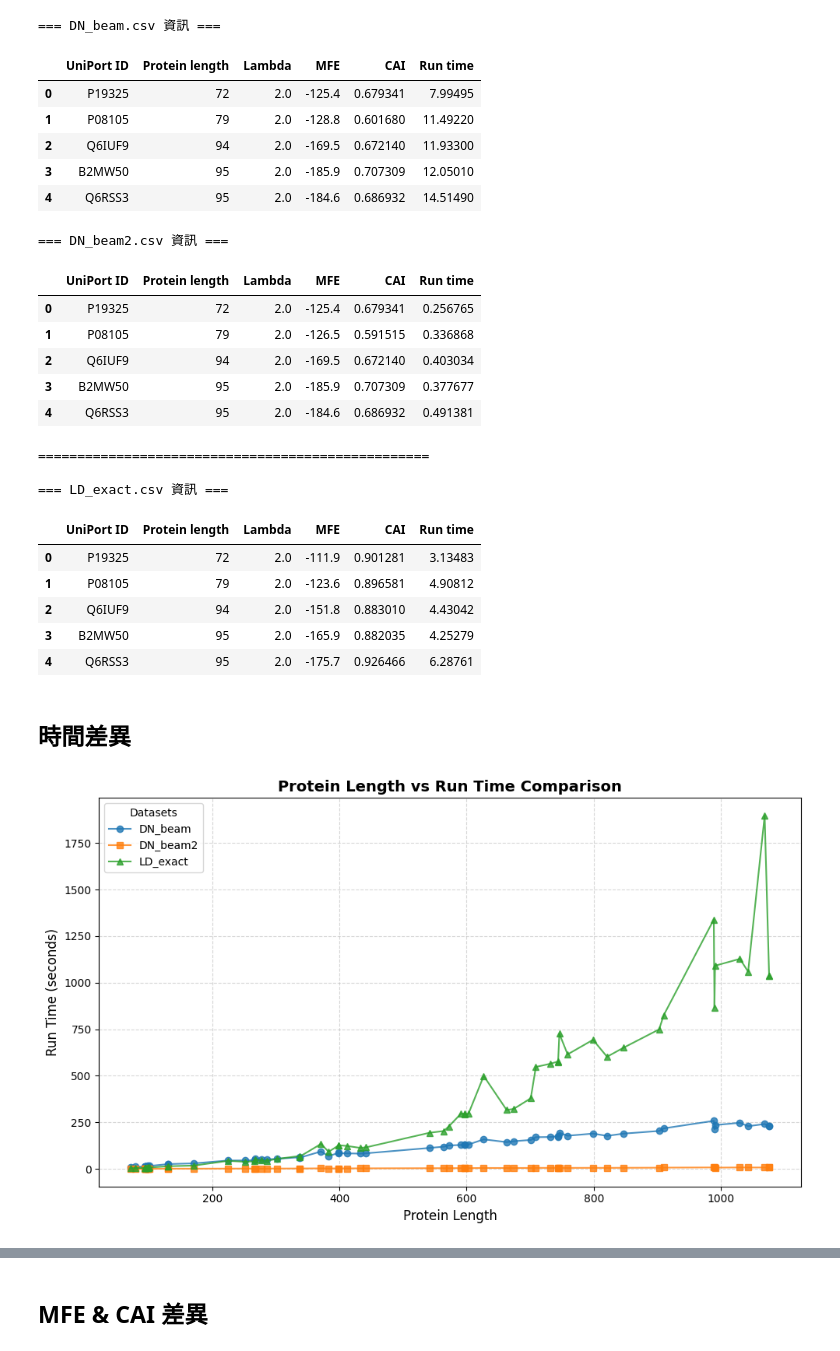
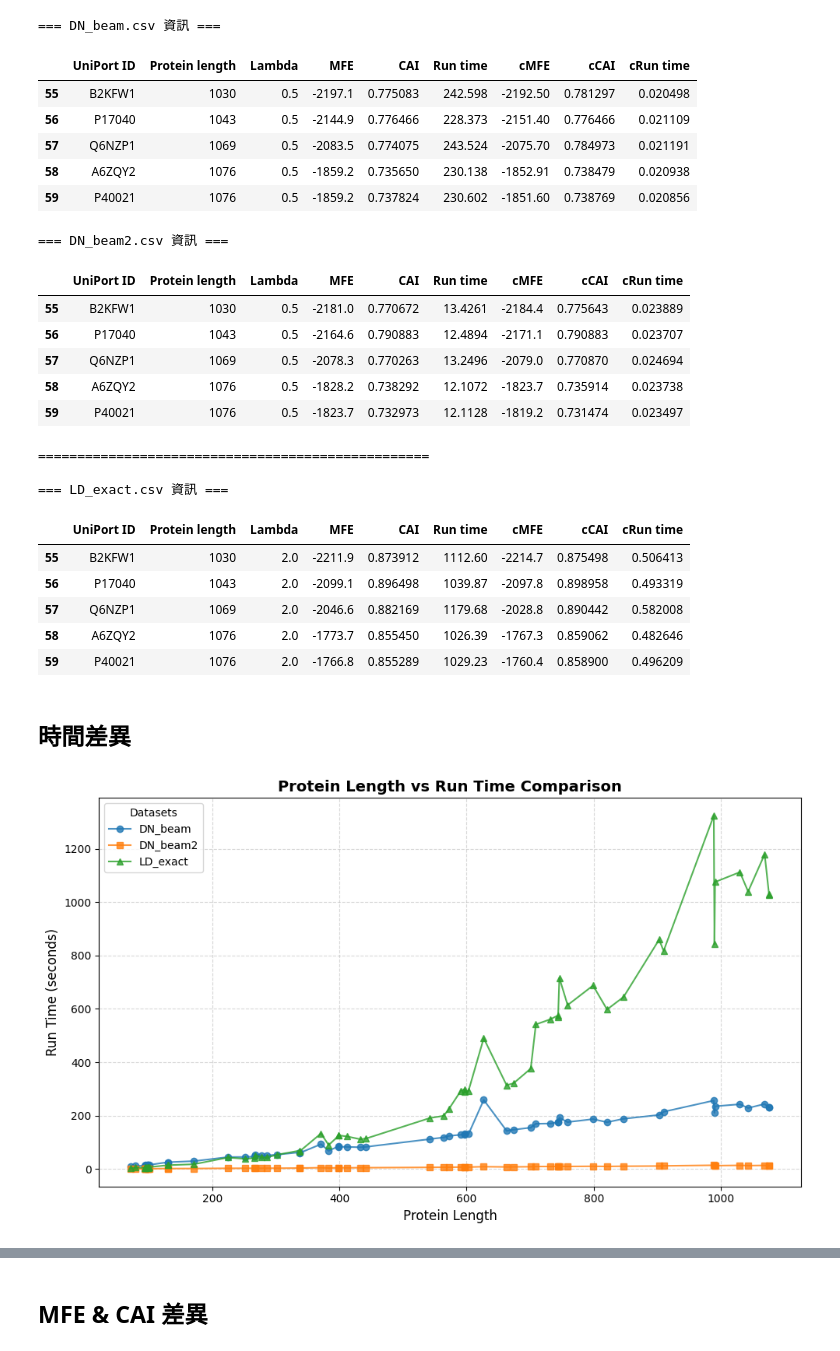
Before and after one commit to Beck049/LinearCDSfold, a Jupyter notebook: visualization/beam_speedup.ipynb, the cells around one changed output, grey strips where cells are left out. Drawn from its saved outputs; the diff is of its cells as text; code cells hidden in the pictures.

```diff
--- a/visualization/beam_speedup.ipynb
+++ b/visualization/beam_speedup.ipynb
@@ -34,50 +37,50 @@ Note: you may need to restart the kernel to use updated packages.
 # %%
 import pandas as pd
 import matplotlib.pyplot as plt
 import numpy as np
 import seaborn as sns
 
 # 1. Read csv file
-df_dn_beam = pd.read_csv('../testing/DN_beam_long_answer.csv')
-df_dn_beam2 = pd.read_csv('../testing/DN_beam2_long_answer.csv')
-df_ld_exact = pd.read_csv('../testing/LD_exact_long_answer.csv')
+df_dn_beam = pd.read_csv('../DN_beam_target.csv')
+df_dn_beam2 = pd.read_csv('../DN_beam2_target.csv')
+df_ld_exact = pd.read_csv('../LD_exact_target.csv')
 
 # 2. 檢查第一個檔案 (DN_beam.csv) 的前幾行與基本資訊
 print("=== DN_beam.csv 資訊 ===")
-display(df_dn_beam.head())
+display(df_dn_beam.tail())
 
 # 3. 檢查第二個檔案 (DN_beam2.csv) 的前幾行與基本資訊
 print("=== DN_beam2.csv 資訊 ===")
-display(df_dn_beam2.head())
+display(df_dn_beam2.tail())
 print("\n" + "="*50 + "\n")
 
 # 4. 檢查第三個檔案 (LD_exact.csv) 的前幾行與基本資訊
 print("=== LD_exact.csv 資訊 ===")
-display(df_ld_exact.head())
+display(df_ld_exact.tail())
 # %% [output]
 === DN_beam.csv 資訊 ===
-|  | UniPort ID | Protein length | Lambda | MFE | CAI | Run time |
-| 0 | P19325 | 72 | 2.0 | -125.4 | 0.679341 | 7.99495 |
-| 1 | P08105 | 79 | 2.0 | -128.8 | 0.601680 | 11.49220 |
-| 2 | Q6IUF9 | 94 | 2.0 | -169.5 | 0.672140 | 11.93300 |
-| 3 | B2MW50 | 95 | 2.0 | -185.9 | 0.707309 | 12.05010 |
-| 4 | Q6RSS3 | 95 | 2.0 | -184.6 | 0.686932 | 14.51490 |
+|  | UniPort ID | Protein length | Lambda | MFE | CAI | Run time | cMFE | cCAI | cRun time |
+| 55 | B2KFW1 | 1030 | 0.5 | -2197.1 | 0.775083 | 242.598 | -2192.50 | 0.781297 | 0.020498 |
+| 56 | P17040 | 1043 | 0.5 | -2144.9 | 0.776466 | 228.373 | -2151.40 | 0.776466 | 0.021109 |
+| 57 | Q6NZP1 | 1069 | 0.5 | -2083.5 | 0.774075 | 243.524 | -2075.70 | 0.784973 | 0.021191 |
+| 58 | A6ZQY2 | 1076 | 0.5 | -1859.2 | 0.735650 | 230.138 | -1852.91 | 0.738479 | 0.020938 |
+| 59 | P40021 | 1076 | 0.5 | -1859.2 | 0.737824 | 230.602 | -1851.60 | 0.738769 | 0.020856 |
 === DN_beam2.csv 資訊 ===
-|  | UniPort ID | Protein length | Lambda | MFE | CAI | Run time |
-| 0 | P19325 | 72 | 2.0 | -125.4 | 0.679341 | 0.256765 |
-| 1 | P08105 | 79 | 2.0 | -126.5 | 0.591515 | 0.336868 |
-| 2 | Q6IUF9 | 94 | 2.0 | -169.5 | 0.672140 | 0.403034 |
-| 3 | B2MW50 | 95 | 2.0 | -185.9 | 0.707309 | 0.377677 |
-| 4 | Q6RSS3 | 95 | 2.0 | -184.6 | 0.686932 | 0.491381 |
+|  | UniPort ID | Protein length | Lambda | MFE | CAI | Run time | cMFE | cCAI | cRun time |
+| 55 | B2KFW1 | 1030 | 0.5 | -2181.0 | 0.770672 | 13.4261 | -2184.4 | 0.775643 | 0.023889 |
+| 56 | P17040 | 1043 | 0.5 | -2164.6 | 0.790883 | 12.4894 | -2171.1 | 0.790883 | 0.023707 |
+| 57 | Q6NZP1 | 1069 | 0.5 | -2078.3 | 0.770263 | 13.2496 | -2079.0 | 0.770870 | 0.024694 |
+| 58 | A6ZQY2 | 1076 | 0.5 | -1828.2 | 0.738292 | 12.1072 | -1823.7 | 0.735914 | 0.023738 |
+| 59 | P40021 | 1076 | 0.5 | -1823.7 | 0.732973 | 12.1128 | -1819.2 | 0.731474 | 0.023497 |
 ==================================================
 
 === LD_exact.csv 資訊 ===
-|  | UniPort ID | Protein length | Lambda | MFE | CAI | Run time |
-| 0 | P19325 | 72 | 2.0 | -111.9 | 0.901281 | 3.13483 |
-| 1 | P08105 | 79 | 2.0 | -123.6 | 0.896581 | 4.90812 |
-| 2 | Q6IUF9 | 94 | 2.0 | -151.8 | 0.883010 | 4.43042 |
-| 3 | B2MW50 | 95 | 2.0 | -165.9 | 0.882035 | 4.25279 |
-| 4 | Q6RSS3 | 95 | 2.0 | -175.7 | 0.926466 | 6.28761 |
+|  | UniPort ID | Protein length | Lambda | MFE | CAI | Run time | cMFE | cCAI | cRun time |
+| 55 | B2KFW1 | 1030 | 2.0 | -2211.9 | 0.873912 | 1112.60 | -2214.7 | 0.875498 | 0.506413 |
+| 56 | P17040 | 1043 | 2.0 | -2099.1 | 0.896498 | 1039.87 | -2097.8 | 0.898958 | 0.493319 |
+| 57 | Q6NZP1 | 1069 | 2.0 | -2046.6 | 0.882169 | 1179.68 | -2028.8 | 0.890442 | 0.582008 |
+| 58 | A6ZQY2 | 1076 | 2.0 | -1773.7 | 0.855450 | 1026.39 | -1767.3 | 0.859062 | 0.482646 |
+| 59 | P40021 | 1076 | 2.0 | -1766.8 | 0.855289 | 1029.23 | -1760.4 | 0.858900 | 0.496209 |
 # %% [markdown]
 ## 時間差異
 # %%
@@ -130,4 +133,4 @@ ax.legend(title="Datasets", fontsize=10)
 fig.tight_layout()
 fig.savefig("protein_runtime_matplotlib.png", dpi=300)
 # %% [output]
-[figure, old version]
+[figure, new version]
```
Also changed, not shown: parts of 10 cells of this notebook, 6 other files.
